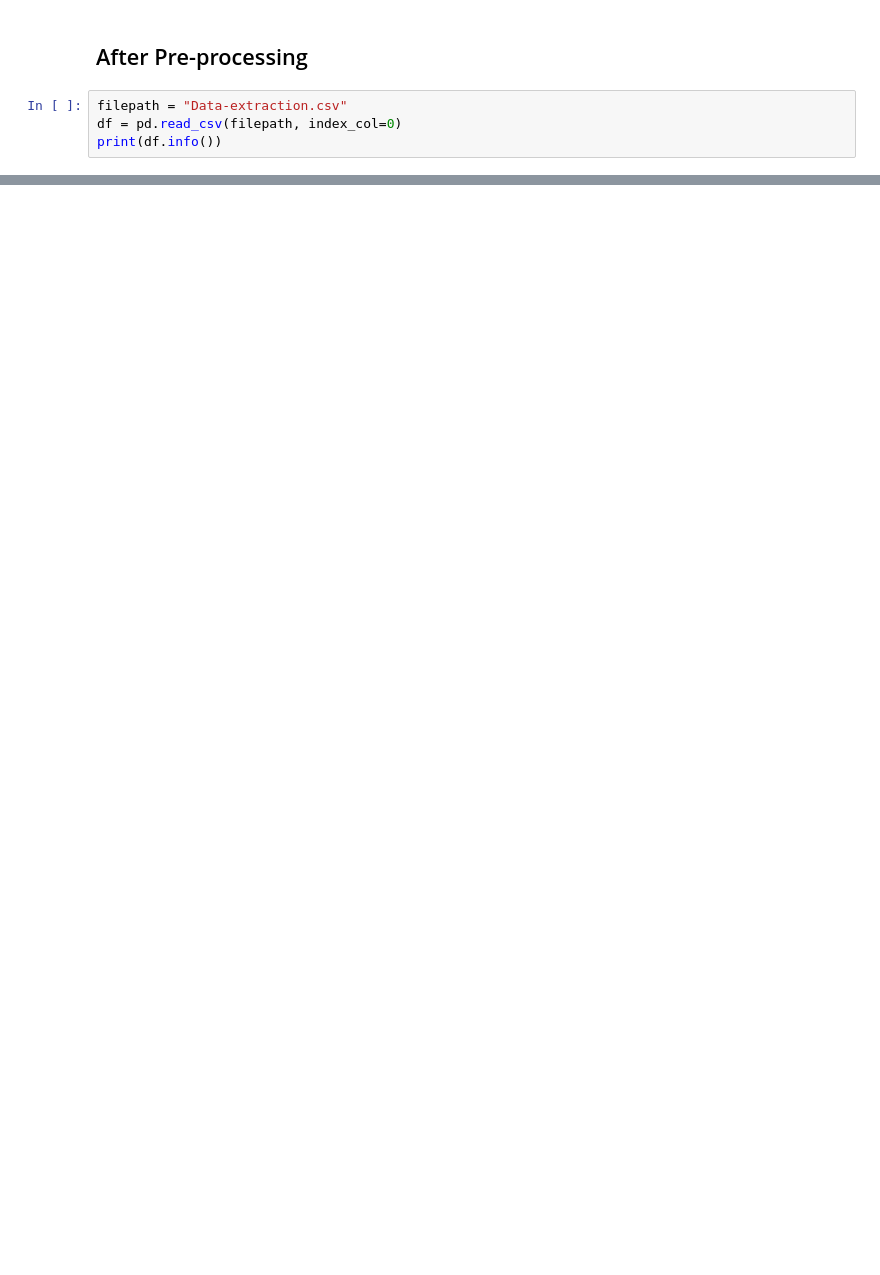
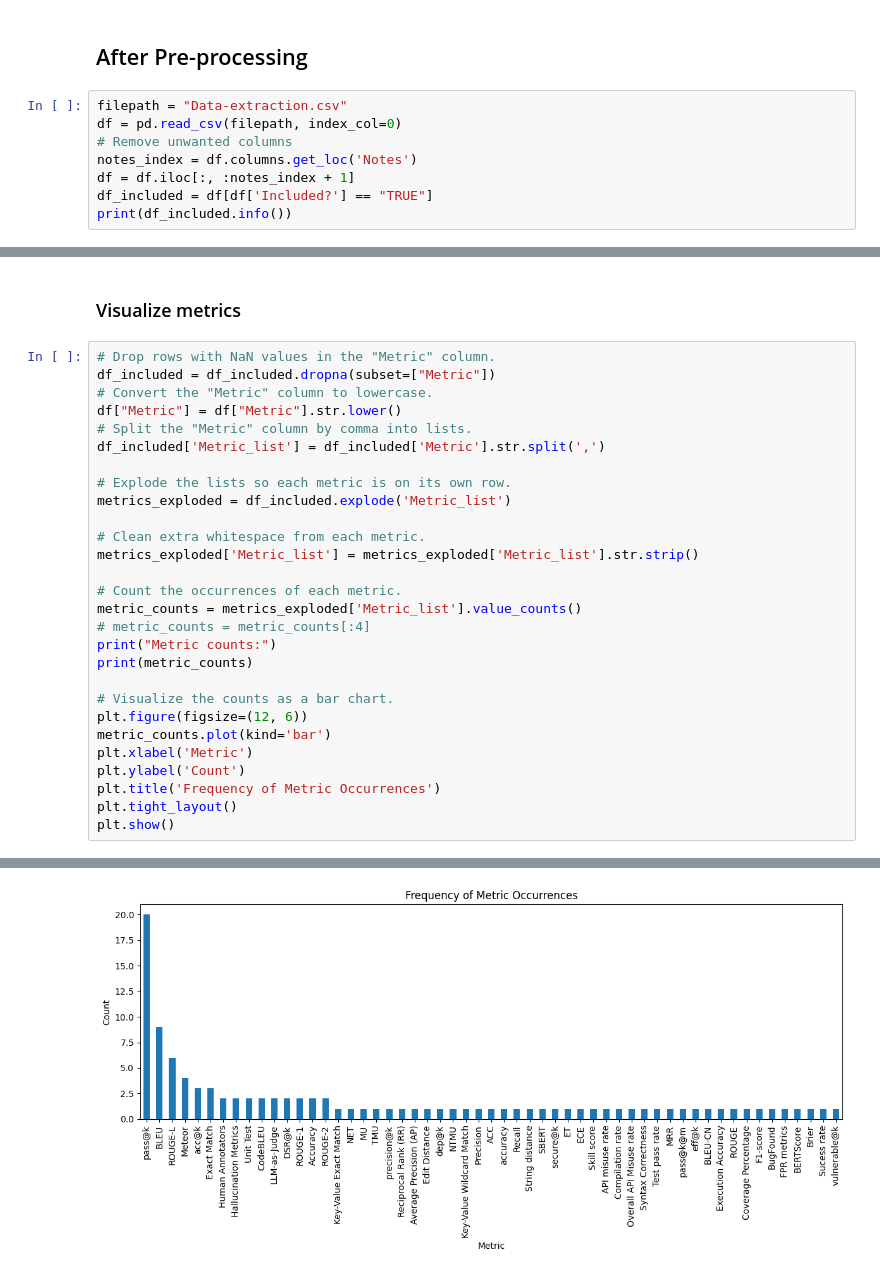
Before and after one commit to YashDeCoder/Literature-Review--Evaluation-Metrics-for-LLMs, a Jupyter notebook: visuals.ipynb, the cells around one changed output, grey strips where cells are left out. Saved outputs shown, nothing was run; the diff lists cells and outputs as text; blank space fills up the shorter version.

```diff
--- a/visuals.ipynb
+++ b/visuals.ipynb
@@ -159,6 +57,10 @@ Might be nice to mention the amount of case studies, emperical studies, studies
 # %%
 filepath = "Data-extraction.csv"
 df = pd.read_csv(filepath, index_col=0)
-print(df.info())
+# Remove unwanted columns
+notes_index = df.columns.get_loc('Notes')
+df = df.iloc[:, :notes_index + 1]
+df_included = df[df['Included?'] == "TRUE"]
+print(df_included.info())
 # %% [output]
 <class 'pandas.core.frame.DataFrame'>
@@ -180 +82,32 @@ memory usage: 47.1+ KB
 None
+# %% [markdown]
+### Visualize metrics
+# %%
+# Drop rows with NaN values in the "Metric" column.
+df_included = df_included.dropna(subset=["Metric"])
+# Convert the "Metric" column to lowercase.
+df["Metric"] = df["Metric"].str.lower()
+# Split the "Metric" column by comma into lists.
+df_included['Metric_list'] = df_included['Metric'].str.split(',')
+
+# Explode the lists so each metric is on its own row.
+metrics_exploded = df_included.explode('Metric_list')
+
+# Clean extra whitespace from each metric.
+metrics_exploded['Metric_list'] = metrics_exploded['Metric_list'].str.strip()
+
+# Count the occurrences of each metric.
+metric_counts = metrics_exploded['Metric_list'].value_counts()
+# metric_counts = metric_counts[:4]
+print("Metric counts:")
+print(metric_counts)
+
+# Visualize the counts as a bar chart.
+plt.figure(figsize=(12, 6))
+metric_counts.plot(kind='bar')
+plt.xlabel('Metric')
+plt.ylabel('Count')
+plt.title('Frequency of Metric Occurrences')
+plt.tight_layout()
+plt.show()
+# %% [output]
@@ -180,0 +131 @@ None
+[figure, added]
```
Also changed, not shown: parts of 14 cells of this notebook, 6 other files.
